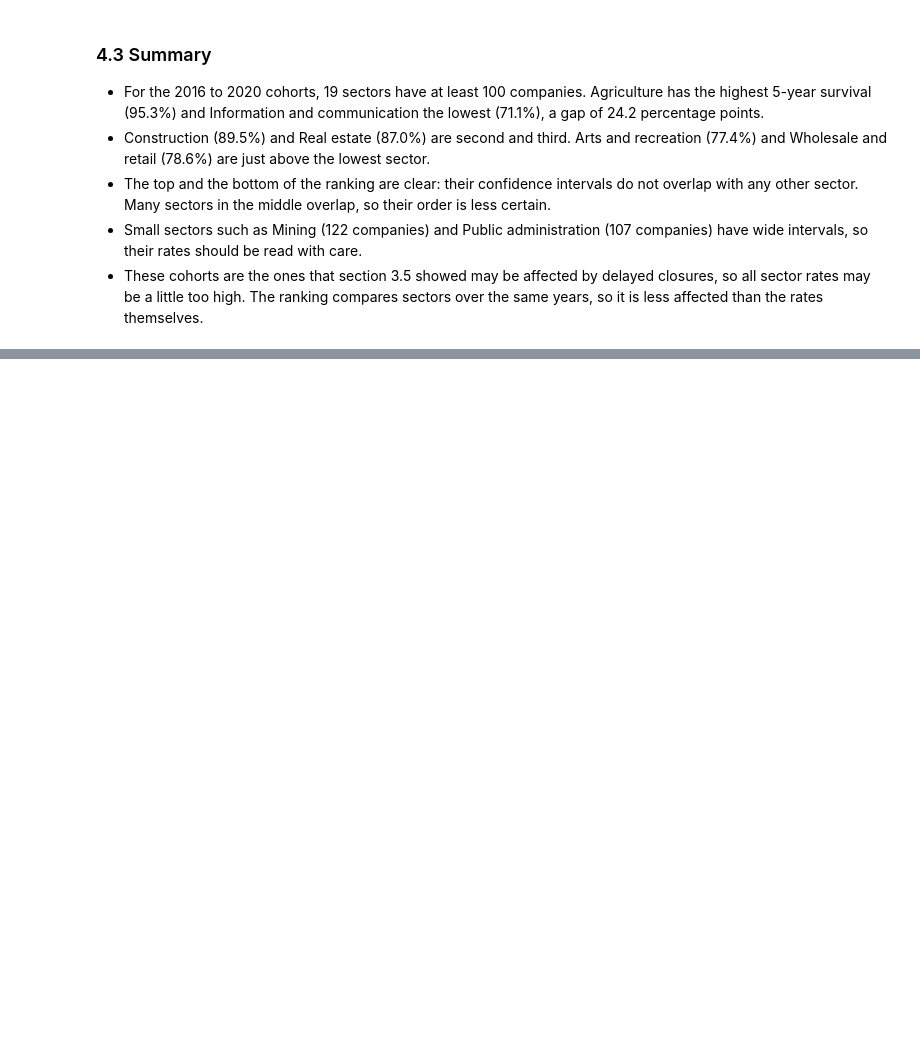
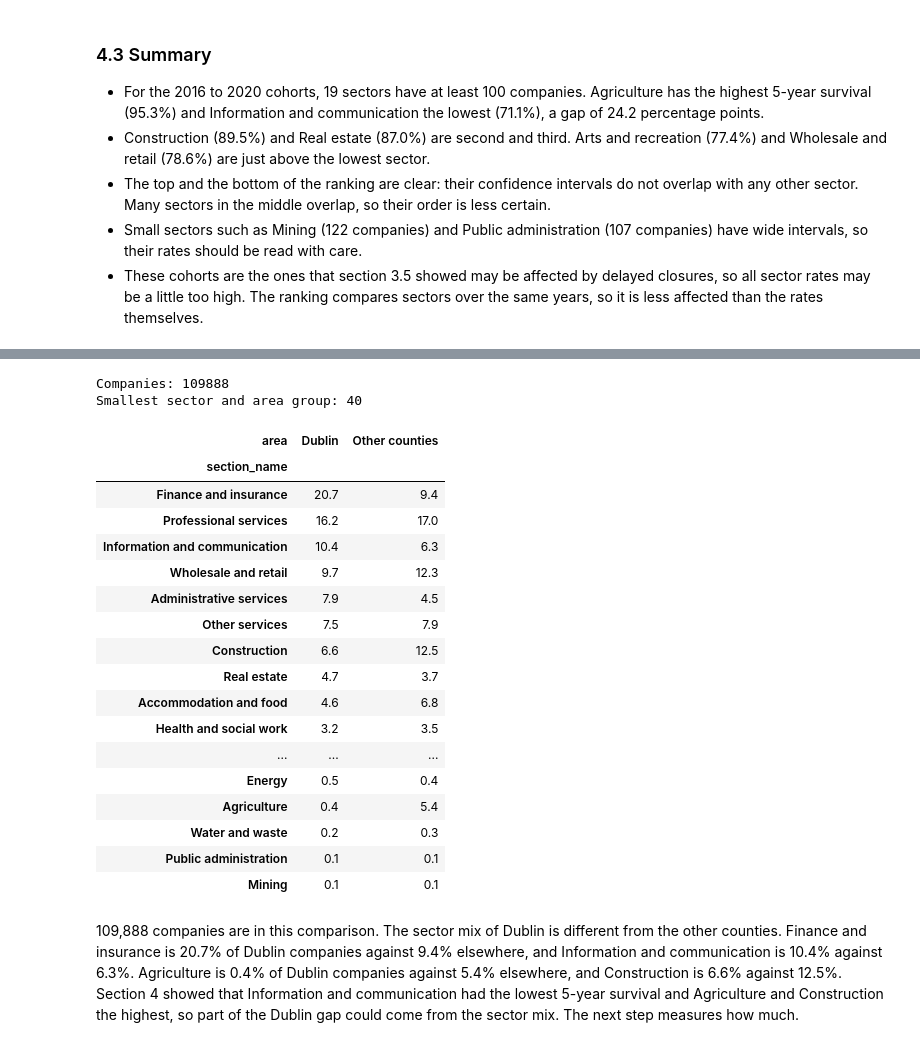
Before and after one commit to temulenbd/irish-company-survival-analysis, a Jupyter notebook: notebooks/3_statistical_analysis.ipynb, the cells around one changed output, grey strips where cells are left out. Cells and saved outputs as stored; diff of their text form; code cells hidden in the pictures; blank space fills up the shorter version.

```diff
--- a/notebooks/3_statistical_analysis.ipynb
+++ b/notebooks/3_statistical_analysis.ipynb
@@ -707,0 +845,40 @@ The gap between the highest and the lowest sector is 24.2 percentage points. Lar
+# %%
+# Section 4 companies that have an area and one of the 19 ranked sectors
+in_mix = (in_sector_period
+          & companies["area"].notna()
+          & companies["section_name"].isin(sectors.index))
+mix_data = companies[in_mix]
+
+# Eligible companies per sector and area, one column per area
+mix = mix_data.groupby(["section_name", "area"])["eligible_5y"].sum().unstack()
+
+# Share of each area's companies in each sector (each column adds up to 100)
+mix_pct = (mix / mix.sum() * 100).round(1)
+mix_pct = mix_pct.sort_values("Dublin", ascending=False)
+
+print("Companies:", len(mix_data))
+print("Smallest sector and area group:", mix.min().min(), "\n")
+mix_pct
+# %% [output]
+Companies: 109888
+Smallest sector and area group: 40
+| area | Dublin | Other counties |
+| section_name |  |  |
+| Finance and insurance | 20.7 | 9.4 |
+| Professional services | 16.2 | 17.0 |
+| Information and communication | 10.4 | 6.3 |
+| Wholesale and retail | 9.7 | 12.3 |
+| Administrative services | 7.9 | 4.5 |
+| Other services | 7.5 | 7.9 |
+| Construction | 6.6 | 12.5 |
+| Real estate | 4.7 | 3.7 |
+| Accommodation and food | 4.6 | 6.8 |
+| Health and social work | 3.2 | 3.5 |
+| ... | ... | ... |
+| Energy | 0.5 | 0.4 |
+| Agriculture | 0.4 | 5.4 |
+| Water and waste | 0.2 | 0.3 |
+| Public administration | 0.1 | 0.1 |
+| Mining | 0.1 | 0.1 |
+# %% [markdown]
+109,888 companies are in this comparison. The sector mix of Dublin is different from the other counties. Finance and insurance is 20.7% of Dublin companies against 9.4% elsewhere, and Information and communication is 10.4% against 6.3%. Agriculture is 0.4% of Dublin companies against 5.4% elsewhere, and Construction is 6.6% against 12.5%. Section 4 showed that Information and communication had the lowest 5-year survival and Agriculture and Construction the highest, so part of the Dublin gap could come from the sector mix. The next step measures how much.
```
Also changed, not shown: parts of 22 cells of this notebook, 1 other file.
